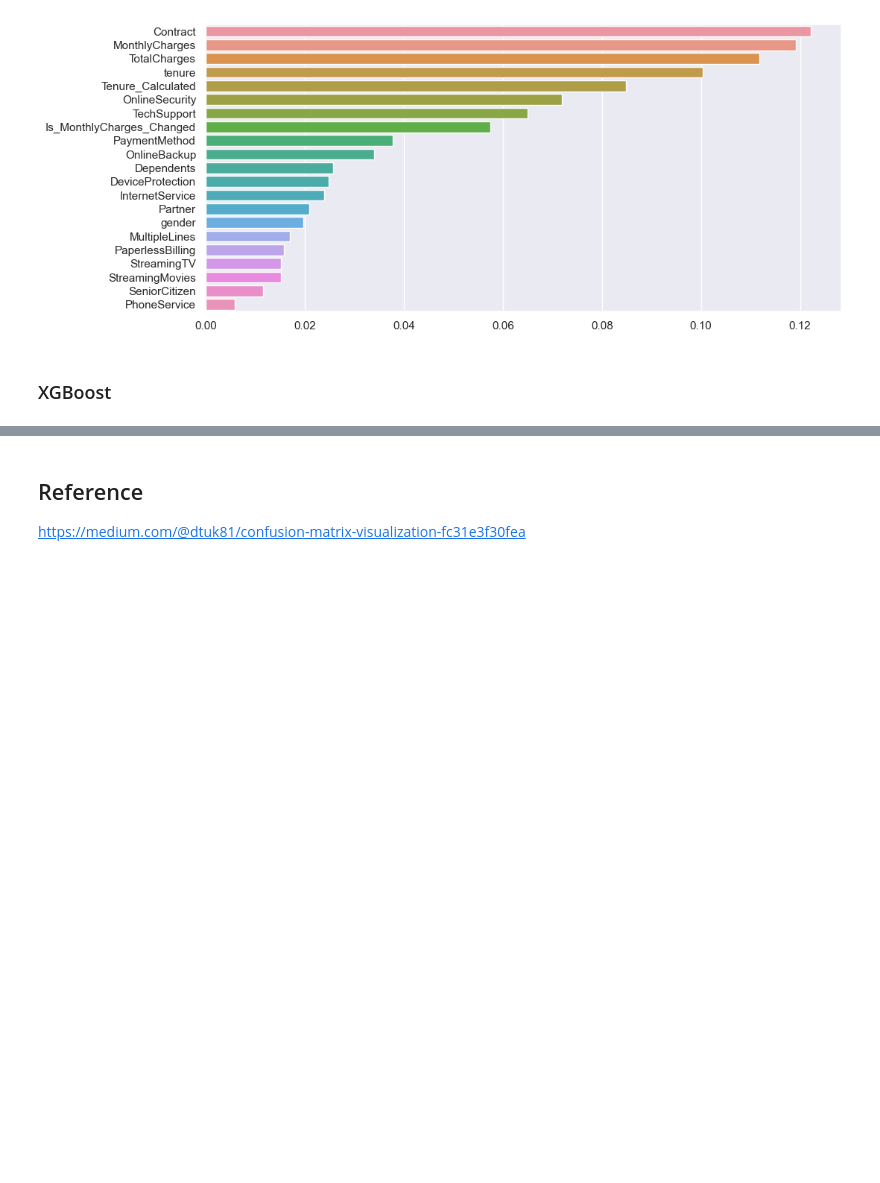
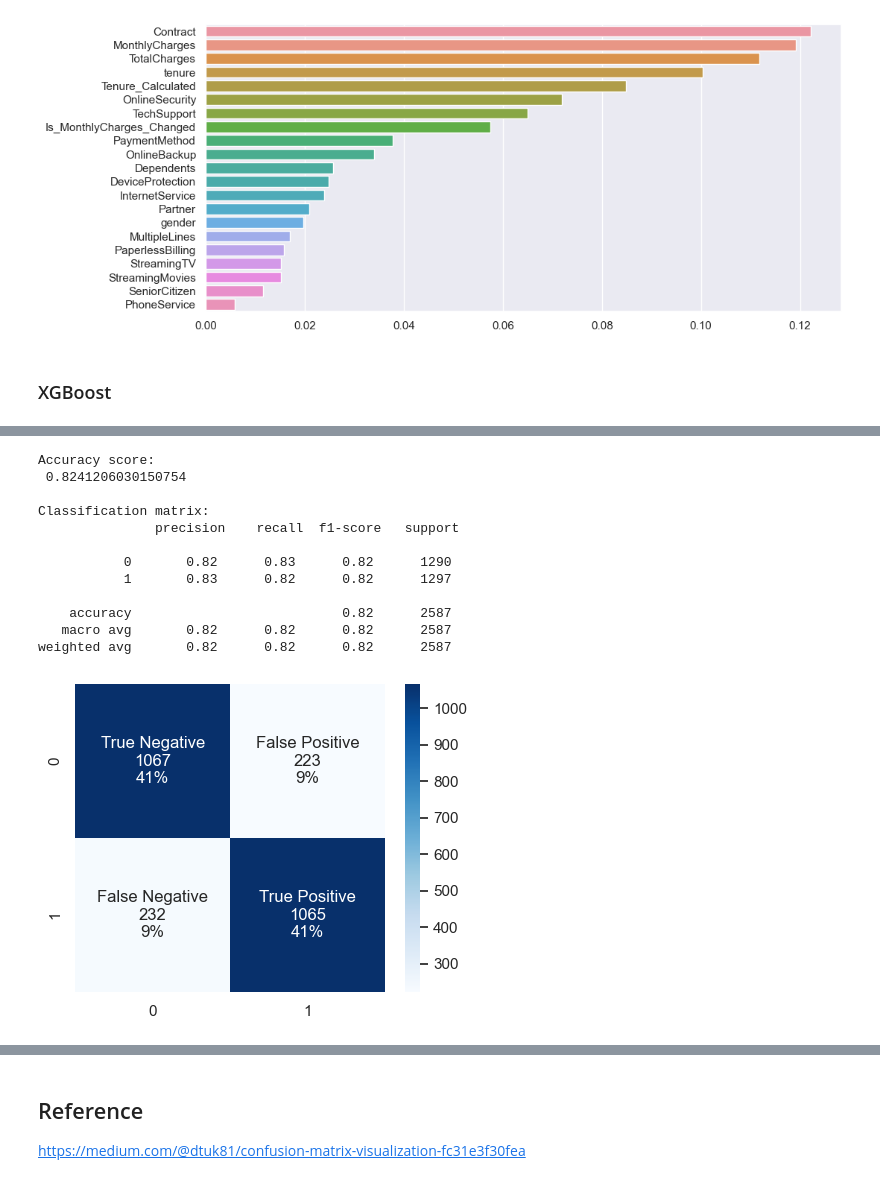
Before and after one commit to Lavinialau/Telecom-churn, a Jupyter notebook: 01_code/0_summary.ipynb, the cells around one changed output, grey strips where cells are left out. Cells and saved outputs as stored; diff of their text form; code cells hidden in the pictures; blank space fills up the shorter version.

```diff
--- a/01_code/0_summary.ipynb
+++ b/01_code/0_summary.ipynb
@@ -476,3 +478,11 @@ sns.barplot(x = rf_importance.values,
 [figure]
 # %% [markdown]
 ### XGBoost
+# %%
+# xgboost
+# Outstanding: To experiment with scale_pos_weight on imbalanced data
+xgb_model = XGBClassifier(n_estimators = 1000, random_state=0)
+xgb_model.fit(
+    X_train,
+    y_train
+)
@@ -478,0 +501,16 @@ sns.barplot(x = rf_importance.values,
+# %%
+model_evaluation(xgb_model, X_test, y_test)
+# %% [output]
+Accuracy score:
+ 0.8241206030150754
+
+Classification matrix:
+               precision    recall  f1-score   support
+
+           0       0.82      0.83      0.82      1290
+           1       0.83      0.82      0.82      1297
+
+    accuracy                           0.82      2587
+   macro avg       0.82      0.82      0.82      2587
+weighted avg       0.82      0.82      0.82      2587
+[figure, added]
```
Also changed, not shown: parts of 6 cells of this notebook.
